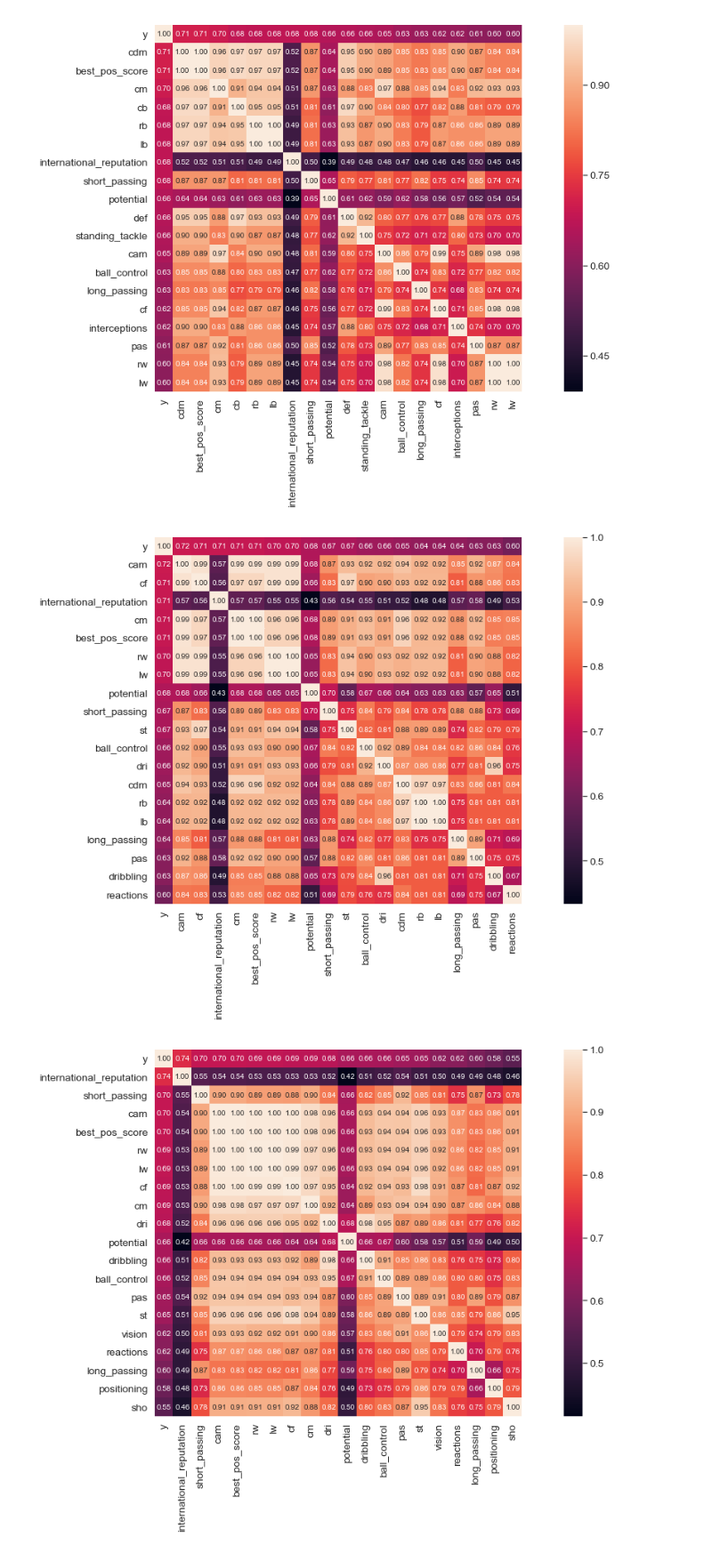
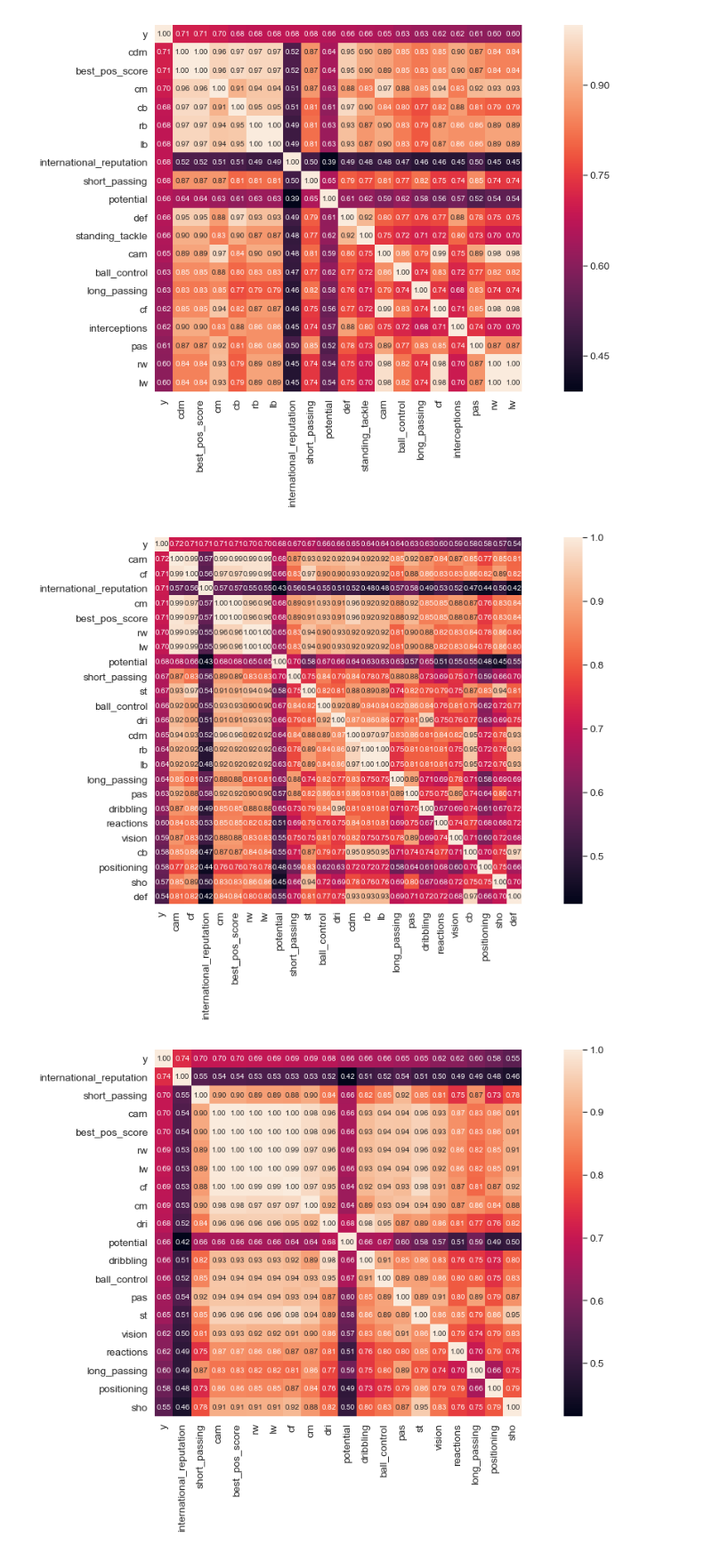
Before and after one commit to zhangfengfirst/zhangfeng.github.io, a Jupyter notebook: FootballPlayerValue.ipynb, the cells around one changed output. Shown at 89% size. Saved outputs shown, nothing was run; the diff lists cells and outputs as text; code cells hidden in the pictures.

```diff
--- a/FootballPlayerValue.ipynb
+++ b/FootballPlayerValue.ipynb
@@ -162,6 +167,15 @@ col=['rw','rb','st','lw','cf','cam','cm','cdm','cb','lb','gk']
 data_train['best_pos_score'] = data_train[col].max(axis=1)
 #最大能力值对应位置
 data_train['best_pos'] = data_train[col].idxmax(axis=1)
+
+#将进攻倾向编码
+data_train['work_rate_att2'] = data_train['work_rate_att'].apply(lambda x:3 if x == 'High' else 2 if x== 'Medium' else 1 if x=='Low' else 4)
+data_train['work_rate_def2'] = data_train['work_rate_def'].apply(lambda x:3 if x == 'High' else 2 if x== 'Medium' else 1 if x=='Low' else 4)
+data = data_train
+data['work_rate_att2']=data['work_rate_att2'].astype('str')
+data['work_rate_def2']=data['work_rate_def2'].astype('str')
+
+#data_train['id'].groupby([data_train['best_pos'],data_train['work_rate']]).count()
 # %%
 #标签变量数据分布
 data_train['y'].describe()
@@ -335,19 +349,19 @@ plt.show()
 # %%
 #中场位置关系矩阵
 data = data_train[data_train.best_pos=='cm']
 data_menjiang=data.drop(columns=['id','club','league','birth_date','nationality','work_rate_att','work_rate_def','preferred_foot'])
 corrmat = data_menjiang.corr()
 
 f, ax = plt.subplots(figsize=(20, 9))
-k  = 20 # 关系矩阵中将显示20个特征
+k  = 25 # 关系矩阵中将显示20个特征
 cols = corrmat.nlargest(k, 'y')['y'].index
 cm = np.corrcoef(data_menjiang[cols].values.T)
 sns.set(font_scale=1.25)
 hm = sns.heatmap(cm, cbar=True, annot=True, \
                  square=True, fmt='.2f', annot_kws={'size': 10}, yticklabels=cols.values, xticklabels=cols.values)
 plt.show()
 # %% [output]
-[figure, old version]
+[figure, new version]
 # %%
 #前腰位置关系矩阵
 data = data_train[data_train.best_pos=='cam']
```
Also changed, not shown: parts of 24 cells of this notebook.
